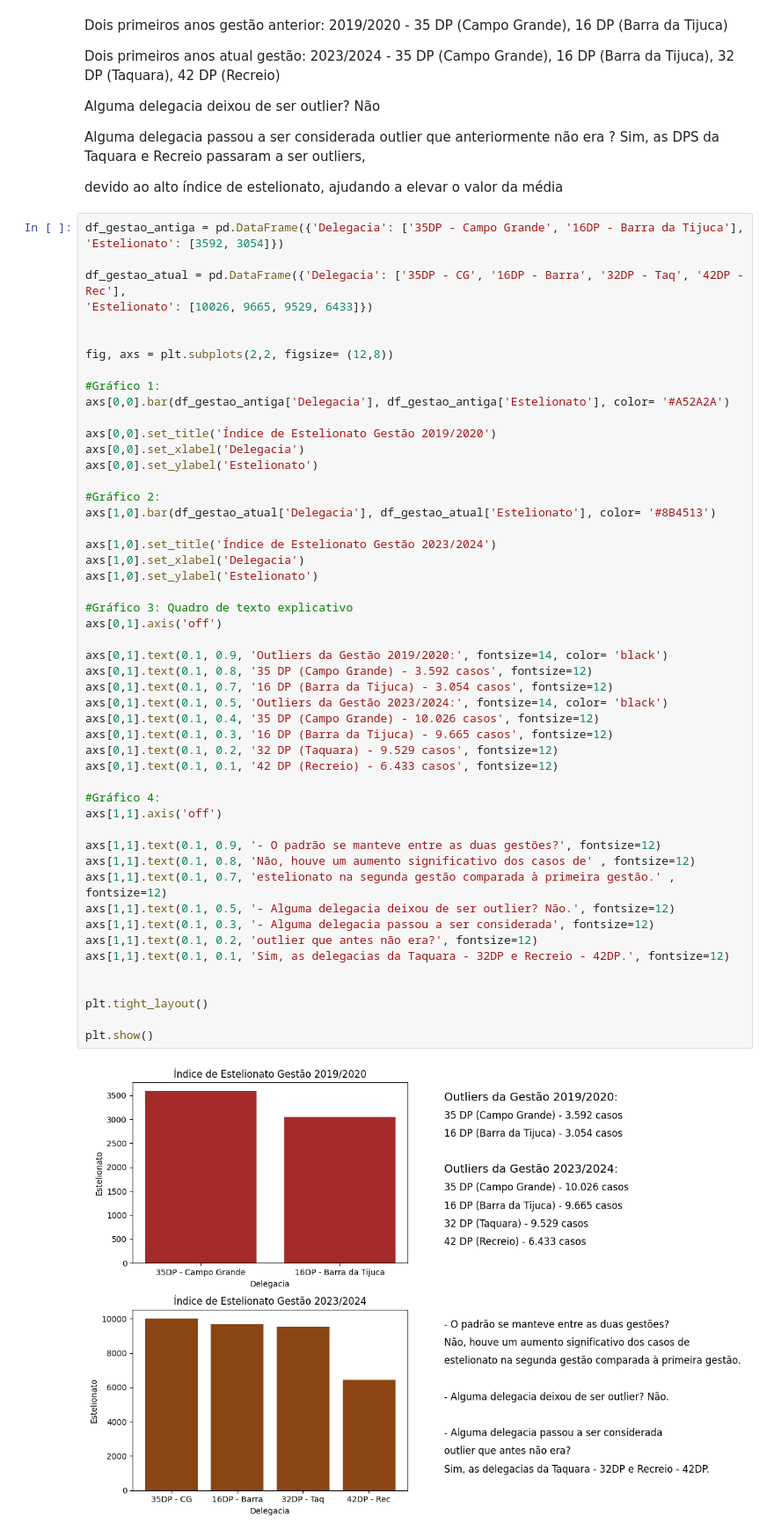
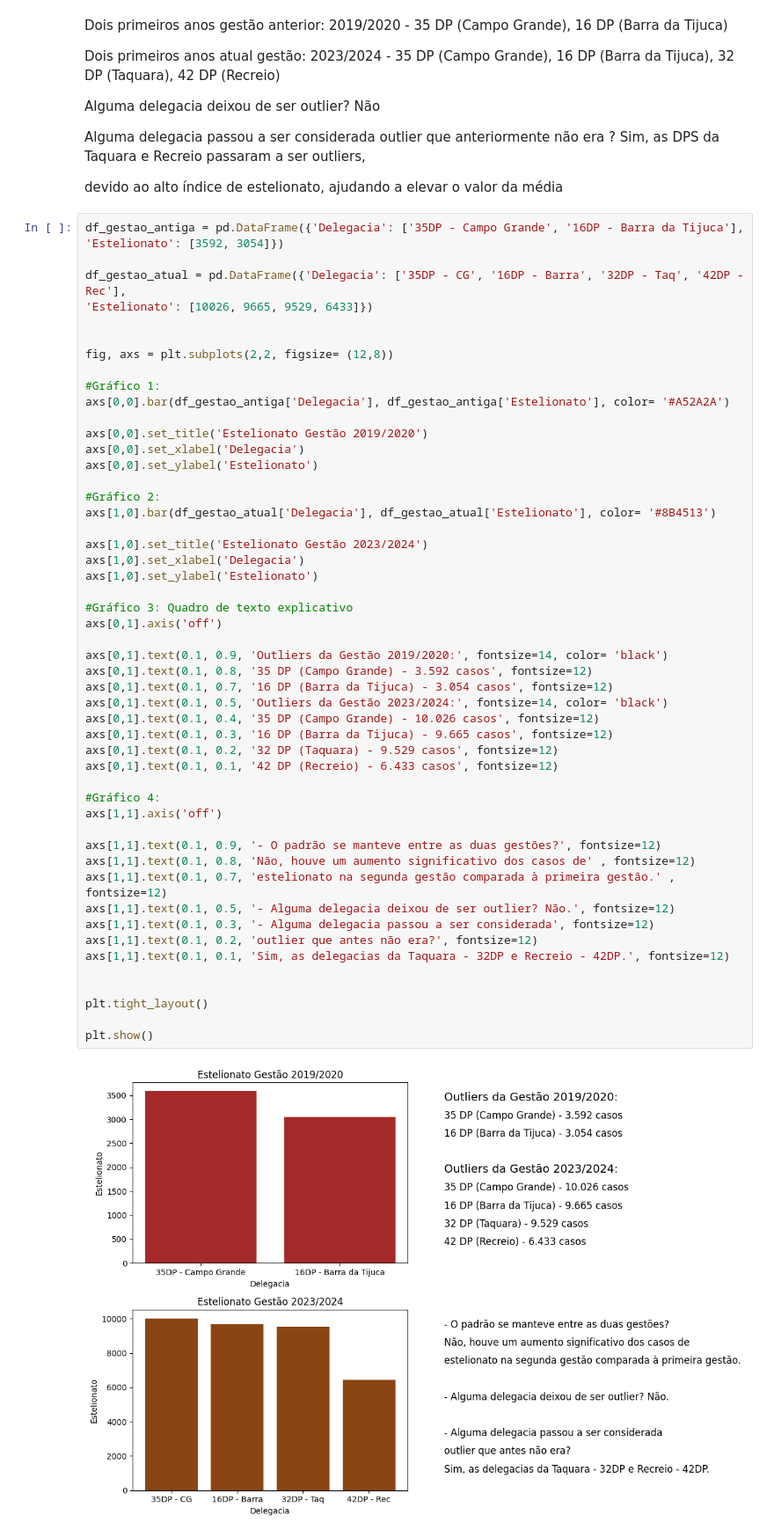
Before and after one commit to Fani-Oliveira/Repo_Senac, a Jupyter notebook: Aula01_10.ipynb, the cells around one changed output. Shown: that part at 88% size. Drawn from its saved outputs; the diff is of its cells as text.

```diff
--- a/Aula01_10.ipynb
+++ b/Aula01_10.ipynb
@@ -300,43 +300,43 @@ fig, axs = plt.subplots(2,2, figsize= (12,8))
 #Gráfico 1:
 axs[0,0].bar(df_gestao_antiga['Delegacia'], df_gestao_antiga['Estelionato'], color= '#A52A2A')
 
-axs[0,0].set_title('Índice de Estelionato Gestão 2019/2020')
+axs[0,0].set_title('Estelionato Gestão 2019/2020')
 axs[0,0].set_xlabel('Delegacia')
 axs[0,0].set_ylabel('Estelionato')
 
 #Gráfico 2:
 axs[1,0].bar(df_gestao_atual['Delegacia'], df_gestao_atual['Estelionato'], color= '#8B4513')
 
-axs[1,0].set_title('Índice de Estelionato Gestão 2023/2024')
+axs[1,0].set_title('Estelionato Gestão 2023/2024')
 axs[1,0].set_xlabel('Delegacia')
 axs[1,0].set_ylabel('Estelionato')
 
 #Gráfico 3: Quadro de texto explicativo
 axs[0,1].axis('off')
 
 axs[0,1].text(0.1, 0.9, 'Outliers da Gestão 2019/2020:', fontsize=14, color= 'black')
 axs[0,1].text(0.1, 0.8, '35 DP (Campo Grande) - 3.592 casos', fontsize=12)
 axs[0,1].text(0.1, 0.7, '16 DP (Barra da Tijuca) - 3.054 casos', fontsize=12)
 axs[0,1].text(0.1, 0.5, 'Outliers da Gestão 2023/2024:', fontsize=14, color= 'black')
 axs[0,1].text(0.1, 0.4, '35 DP (Campo Grande) - 10.026 casos', fontsize=12)
 axs[0,1].text(0.1, 0.3, '16 DP (Barra da Tijuca) - 9.665 casos', fontsize=12)
 axs[0,1].text(0.1, 0.2, '32 DP (Taquara) - 9.529 casos', fontsize=12)
 axs[0,1].text(0.1, 0.1, '42 DP (Recreio) - 6.433 casos', fontsize=12)
 
 #Gráfico 4:
 axs[1,1].axis('off')
 
 axs[1,1].text(0.1, 0.9, '- O padrão se manteve entre as duas gestões?', fontsize=12)
 axs[1,1].text(0.1, 0.8, 'Não, houve um aumento significativo dos casos de' , fontsize=12)
 axs[1,1].text(0.1, 0.7, 'estelionato na segunda gestão comparada à primeira gestão.' , fontsize=12)
 axs[1,1].text(0.1, 0.5, '- Alguma delegacia deixou de ser outlier? Não.', fontsize=12)
 axs[1,1].text(0.1, 0.3, '- Alguma delegacia passou a ser considerada', fontsize=12)
 axs[1,1].text(0.1, 0.2, 'outlier que antes não era?', fontsize=12)
 axs[1,1].text(0.1, 0.1, 'Sim, as delegacias da Taquara - 32DP e Recreio - 42DP.', fontsize=12)
 
 
 plt.tight_layout()
 
 plt.show()
 # %% [output]
-[figure, old version]
+[figure, new version]
```
